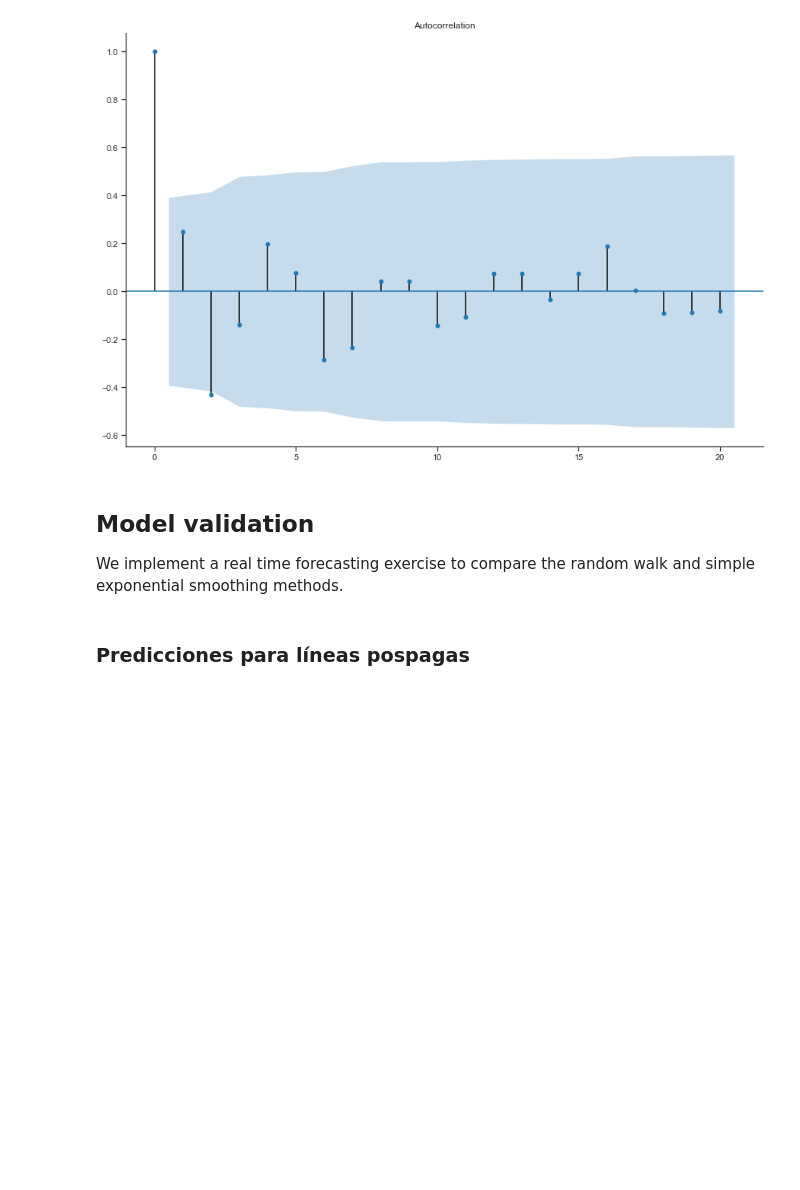
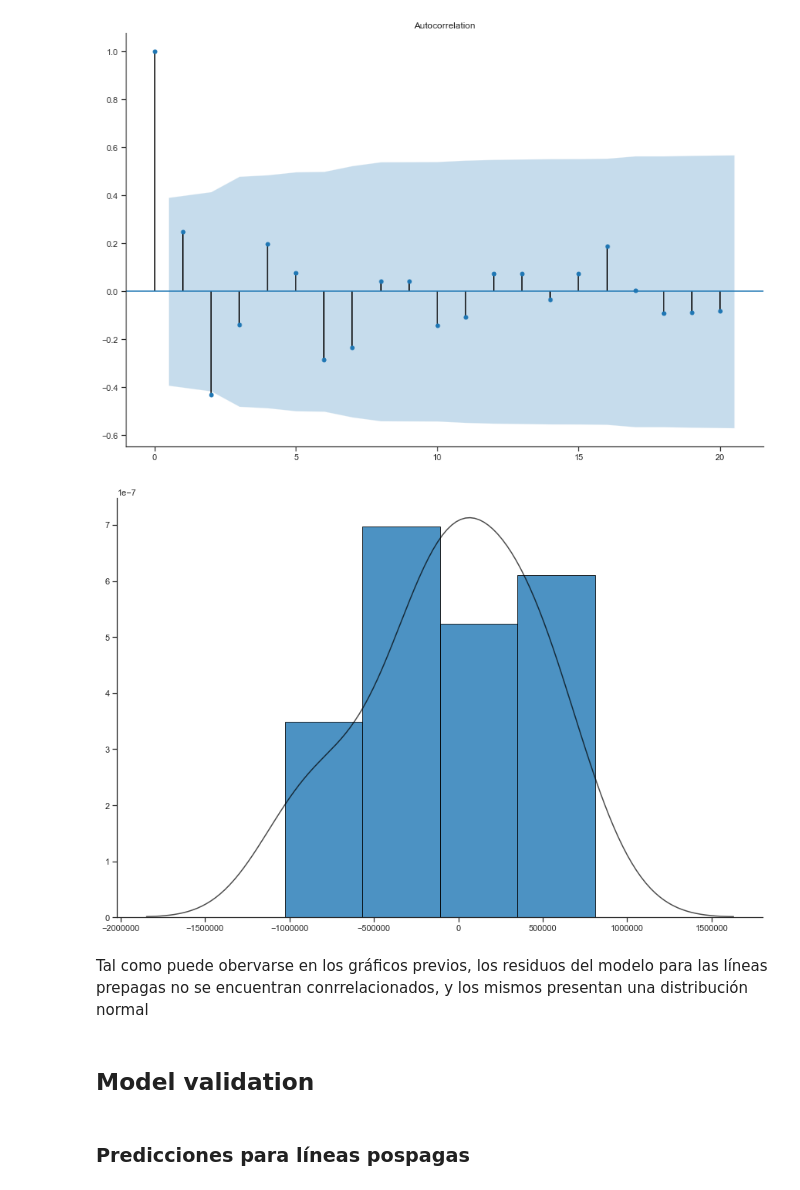
Before and after one commit to valenmongi/SeriesTemporales, a Jupyter notebook: 1°_práctico_series_temporales.ipynb, the cells around one changed output. Cells and saved outputs as stored; diff of their text form; code cells hidden in the pictures; blank space fills up the shorter version.

```diff
--- a/1°_práctico_series_temporales.ipynb
+++ b/1°_práctico_series_temporales.ipynb
@@ -399,10 +376,22 @@ sns.despine()
 plt.show()
 # %% [output]
 [figure]
-# %% [markdown]
-## Model validation
-
-We implement a real time forecasting exercise to compare the random walk and simple exponential smoothing methods.
+# %%
+def hist(series):
+    fig, ax= plt.subplots();#figsize=(9,6))
+    sns.distplot(series, ax=ax, hist_kws={'alpha': 0.8, 'edgecolor':'black', 'color': blue},
+                 kde_kws={'color': 'black', 'alpha': 0.7})
+    sns.despine()
+    return fig, ax
+
+hist(resid_pre)
+plt.show()
+# %% [output]
+[figure, added]
+# %% [markdown]
+Tal como puede obervarse en los gráficos previos, los residuos del modelo para las líneas prepagas no se encuentran conrrelacionados, y los mismos presentan una distribución normal
+# %% [markdown]
+## Model validation
 # %% [markdown]
 ### Predicciones para líneas pospagas
 # %% [markdown]
```
Also changed, not shown: parts of 13 cells of this notebook.
